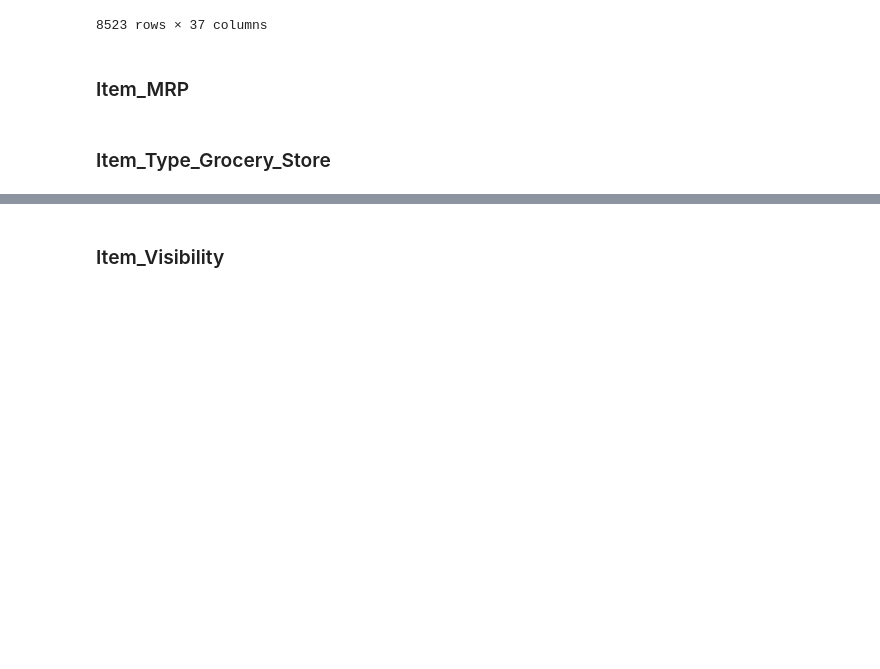
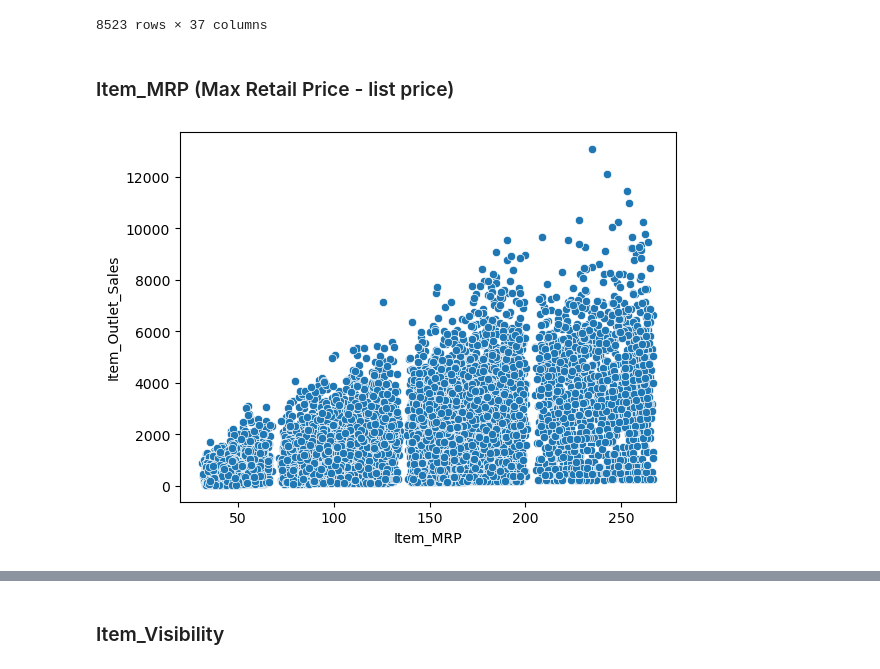
Before and after one commit to Jalicia-Harris/Predictions-of-Product-Sales, a Jupyter notebook: Project1-Revisited.ipynb, the cells around one changed output, grey strips where cells are left out. Cells and saved outputs as stored; diff of their text form; code cells hidden in the pictures; blank space fills up the shorter version.

```diff
--- a/Project1-Revisited.ipynb
+++ b/Project1-Revisited.ipynb
@@ -729,9 +729,10 @@ plot_df
 | 4526 | 13.850 | 0.034766 | 114.2492 | 2007.0 | 1.0 | ... |
 | 737 | 20.350 | 0.000000 | 120.9072 | 1999.0 | 0.0 | ... |
 8523 rows × 37 columns
-# %% [markdown]
-### Item_MRP
+# %% [markdown]
+### Item_MRP (Max Retail Price - list price)
 # %%
 # Observing relationship between 'Item_MRP' and 'Item_Outlet_Sales'.
+sns.scatterplot(data=plot_df, x='Item_MRP', y='Item_Outlet_Sales');
+# %% [output]
+[figure, added]
-# %% [markdown]
-### Item_Type_Grocery_Store
```
Also changed, not shown: parts of 5 cells of this notebook.
